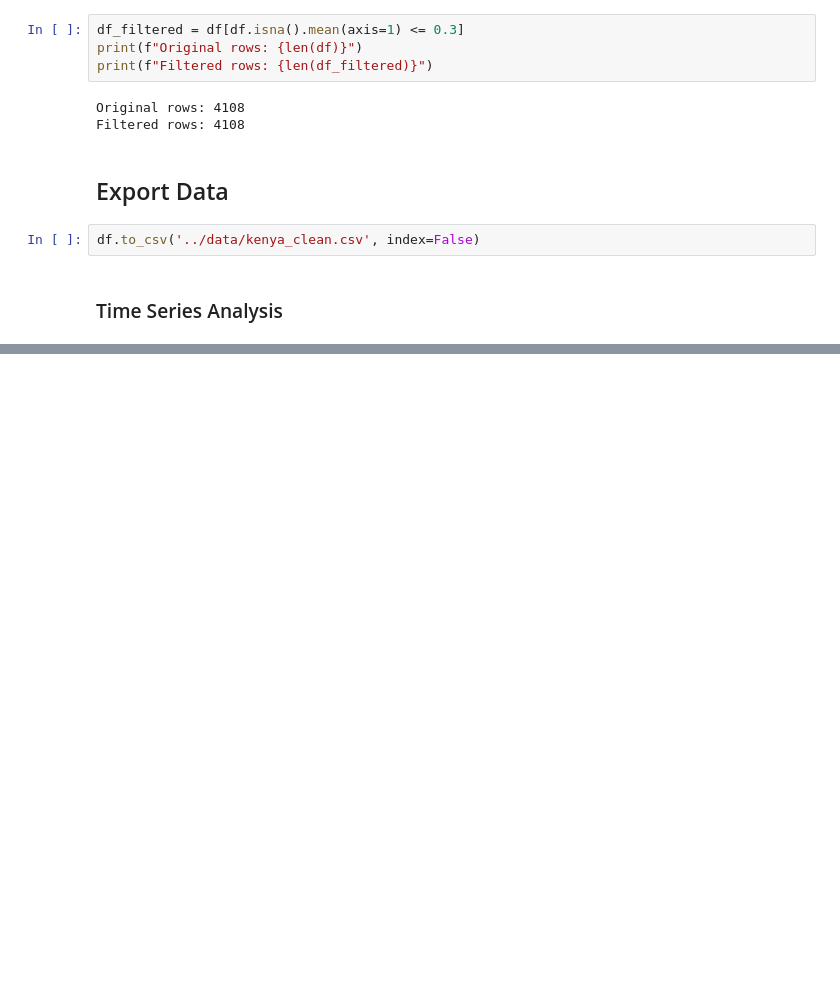
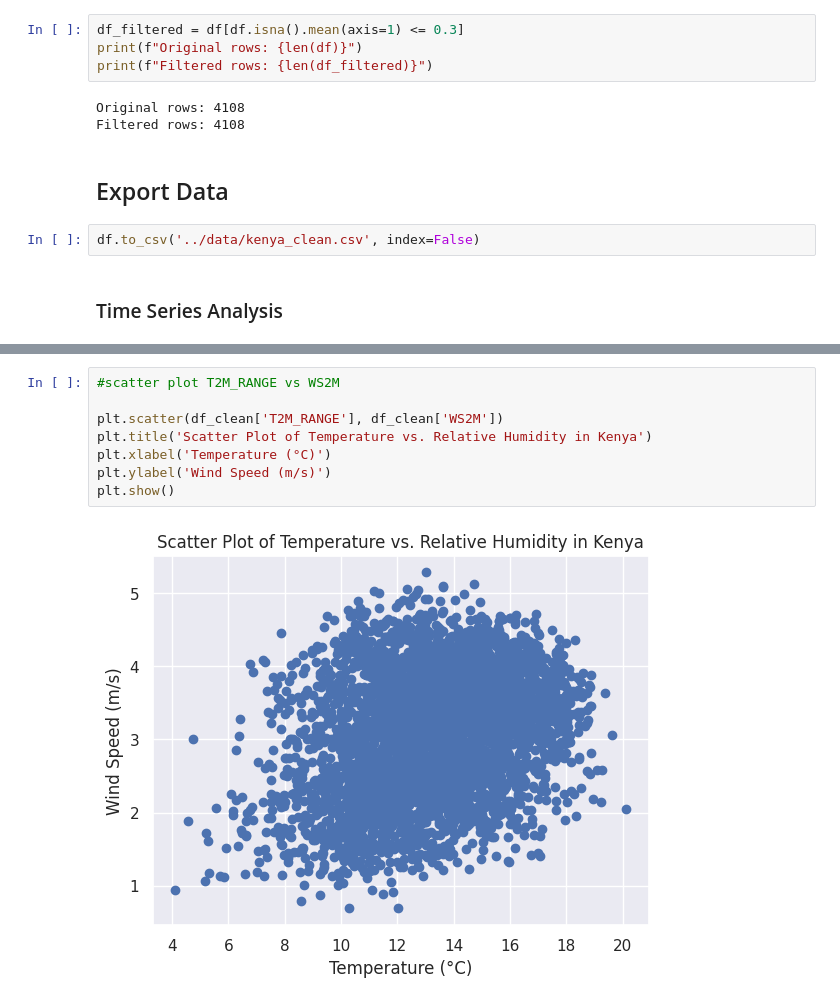
Before and after one commit to tibarekb/climate-challenge-week0, a Jupyter notebook: notebooks/kenya_eda.ipynb, the cells around one changed output, grey strips where cells are left out. Drawn from its saved outputs; the diff is of its cells as text; blank space fills up the shorter version.

```diff
--- a/notebooks/kenya_eda.ipynb
+++ b/notebooks/kenya_eda.ipynb
@@ -134,0 +182,10 @@ df.to_csv('../data/kenya_clean.csv', index=False)
+# %%
+#scatter plot T2M_RANGE vs WS2M
+
+plt.scatter(df_clean['T2M_RANGE'], df_clean['WS2M'])
+plt.title('Scatter Plot of Temperature vs. Relative Humidity in Kenya')
+plt.xlabel('Temperature (°C)')
+plt.ylabel('Wind Speed (m/s)')
+plt.show()
+# %% [output]
+[figure, added]
```
Also changed, not shown: parts of 8 cells of this notebook.
